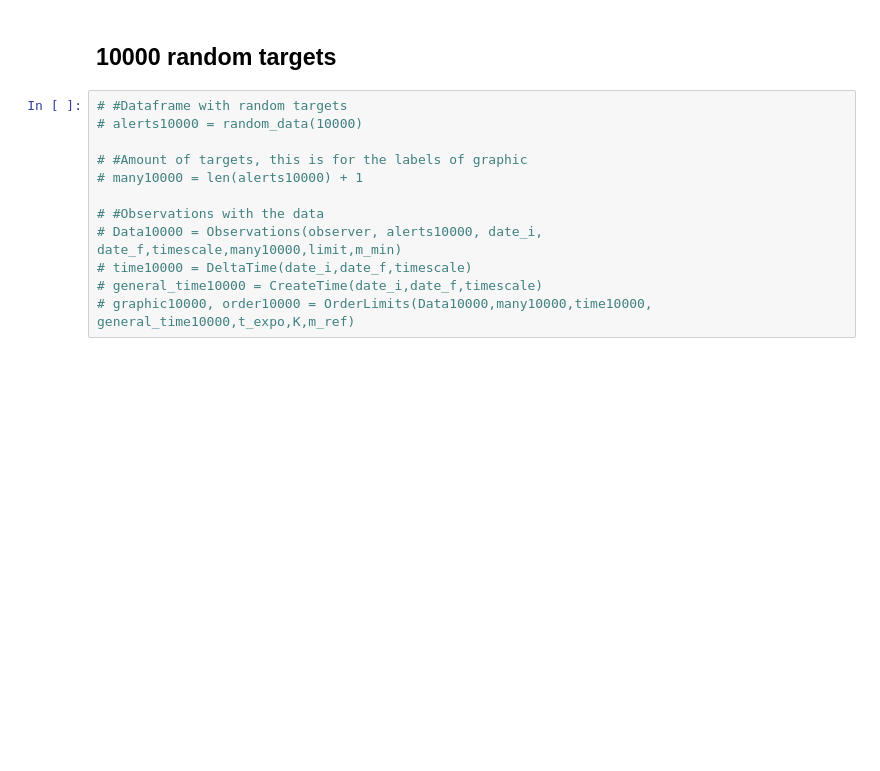
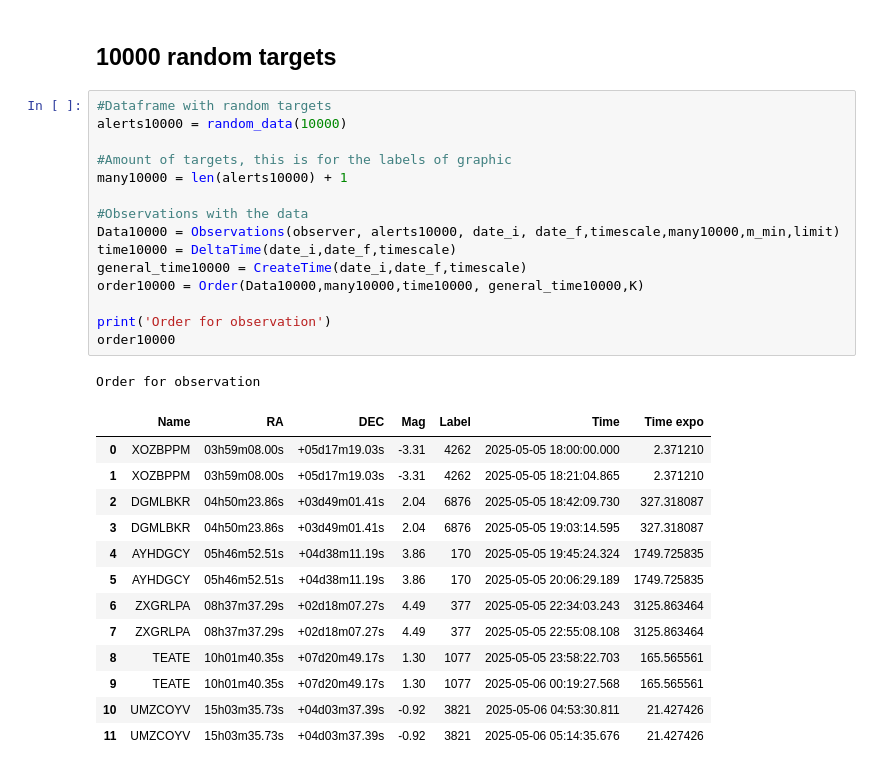
Before and after one commit to ccuellarn/Transient-Operation, a Jupyter notebook: Sketch.ipynb, the cells around one changed output. Saved outputs shown, nothing was run; the diff lists cells and outputs as text; blank space fills up the shorter version.

```diff
--- a/Sketch.ipynb
+++ b/Sketch.ipynb
@@ -629,15 +564,33 @@ plt.show()
 # %% [markdown]
 ## 10000 random targets
 # %%
-# #Dataframe with random targets
-# alerts10000 = random_data(10000)
+#Dataframe with random targets
+alerts10000 = random_data(10000)
 
-# #Amount of targets, this is for the labels of graphic
-# many10000 = len(alerts10000) + 1
+#Amount of targets, this is for the labels of graphic
+many10000 = len(alerts10000) + 1
 
-# #Observations with the data
-# Data10000 = Observations(observer, alerts10000, date_i, date_f,timescale,many10000,limit,m_min)
-# time10000 = DeltaTime(date_i,date_f,timescale)
-# general_time10000 = CreateTime(date_i,date_f,timescale)
-# graphic10000, order10000 = OrderLimits(Data10000,many10000,time10000, general_time10000,t_expo,K,m_ref)
+#Observations with the data
+Data10000 = Observations(observer, alerts10000, date_i, date_f,timescale,many10000,m_min,limit)
+time10000 = DeltaTime(date_i,date_f,timescale)
+general_time10000 = CreateTime(date_i,date_f,timescale)
+order10000 = Order(Data10000,many10000,time10000, general_time10000,K)
+
+print('Order for observation')
+order10000
+# %% [output]
+Order for observation
+|  | Name | RA | DEC | Mag | Label | Time | Time expo |
+| 0 | XOZBPPM | 03h59m08.00s | +05d17m19.03s | -3.31 | 4262 | 2025-05-05 18:00:00.000 | 2.371210 |
+| 1 | XOZBPPM | 03h59m08.00s | +05d17m19.03s | -3.31 | 4262 | 2025-05-05 18:21:04.865 | 2.371210 |
+| 2 | DGMLBKR | 04h50m23.86s | +03d49m01.41s | 2.04 | 6876 | 2025-05-05 18:42:09.730 | 327.318087 |
+| 3 | DGMLBKR | 04h50m23.86s | +03d49m01.41s | 2.04 | 6876 | 2025-05-05 19:03:14.595 | 327.318087 |
+| 4 | AYHDGCY | 05h46m52.51s | +04d38m11.19s | 3.86 | 170 | 2025-05-05 19:45:24.324 | 1749.725835 |
+| 5 | AYHDGCY | 05h46m52.51s | +04d38m11.19s | 3.86 | 170 | 2025-05-05 20:06:29.189 | 1749.725835 |
+| 6 | ZXGRLPA | 08h37m37.29s | +02d18m07.27s | 4.49 | 377 | 2025-05-05 22:34:03.243 | 3125.863464 |
+| 7 | ZXGRLPA | 08h37m37.29s | +02d18m07.27s | 4.49 | 377 | 2025-05-05 22:55:08.108 | 3125.863464 |
+| 8 | TEATE | 10h01m40.35s | +07d20m49.17s | 1.30 | 1077 | 2025-05-05 23:58:22.703 | 165.565561 |
+| 9 | TEATE | 10h01m40.35s | +07d20m49.17s | 1.30 | 1077 | 2025-05-06 00:19:27.568 | 165.565561 |
+| 10 | UMZCOYV | 15h03m35.73s | +04d03m37.39s | -0.92 | 3821 | 2025-05-06 04:53:30.811 | 21.427426 |
+| 11 | UMZCOYV | 15h03m35.73s | +04d03m37.39s | -0.92 | 3821 | 2025-05-06 05:14:35.676 | 21.427426 |
 # %%
```
Also changed, not shown: parts of 14 cells of this notebook, 6 other files.
